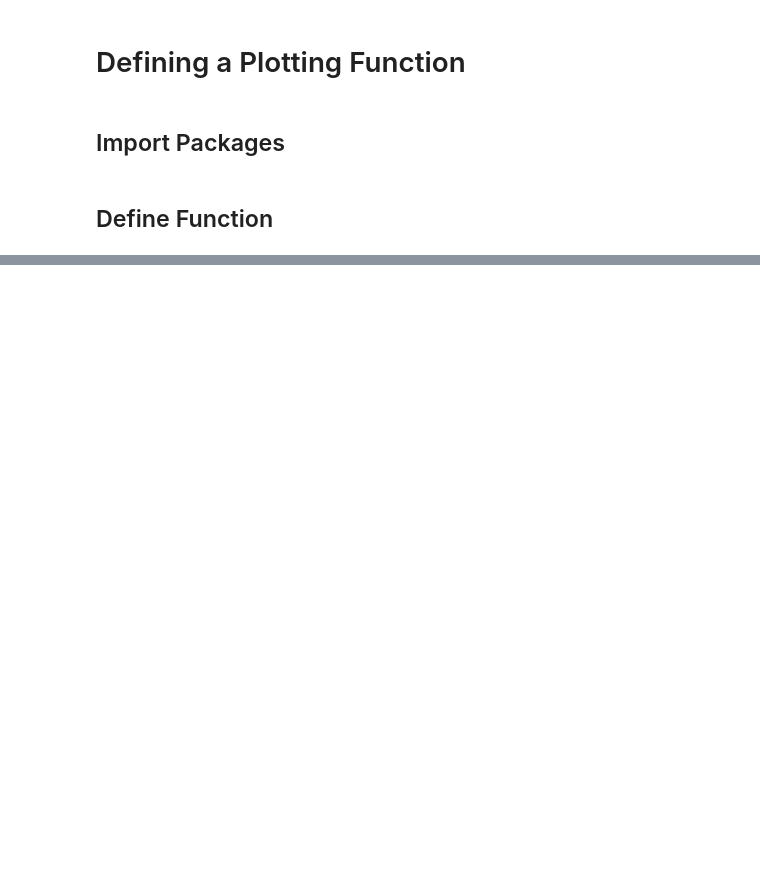
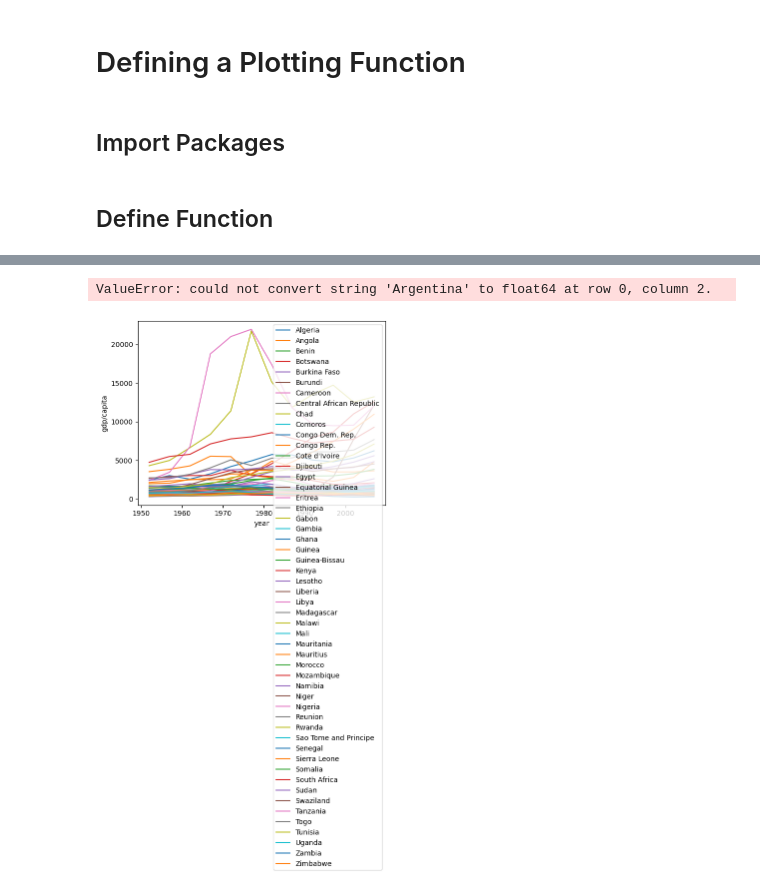
Before and after one commit to UMD-ENMA165-2025-Spring/readdata, a Jupyter notebook: plotfilefunction.ipynb, the cells around one changed output, grey strips where cells are left out. Saved outputs shown, nothing was run; the diff lists cells and outputs as text; code cells hidden in the pictures; blank space fills up the shorter version.

```diff
--- a/plotfilefunction.ipynb
+++ b/plotfilefunction.ipynb
@@ -56,5 +56,11 @@ ValueError: could not convert string 'Argentina' to float64 at row 0, column 2.
 import glob
 # %%
 alldata = glob.glob("data/gapminder_gdp_*")
+# %%
+for data in alldata:
+    plotregion(data)
+# %% [output]
+ValueError: could not convert string 'Argentina' to float64 at row 0, column 2.
+[figure, added]
 # %%
 %debug
```
Also changed, not shown: parts of 5 cells of this notebook.
